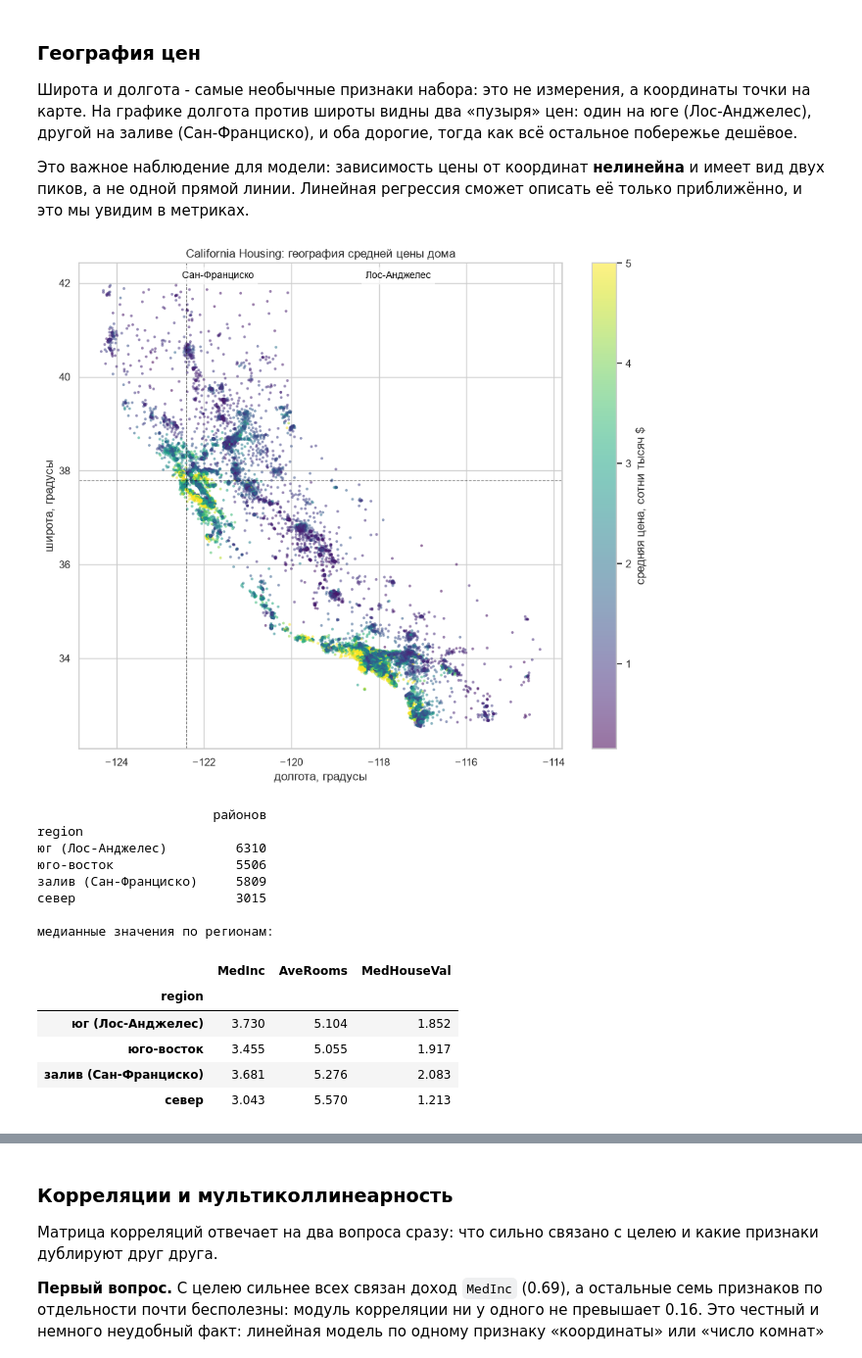
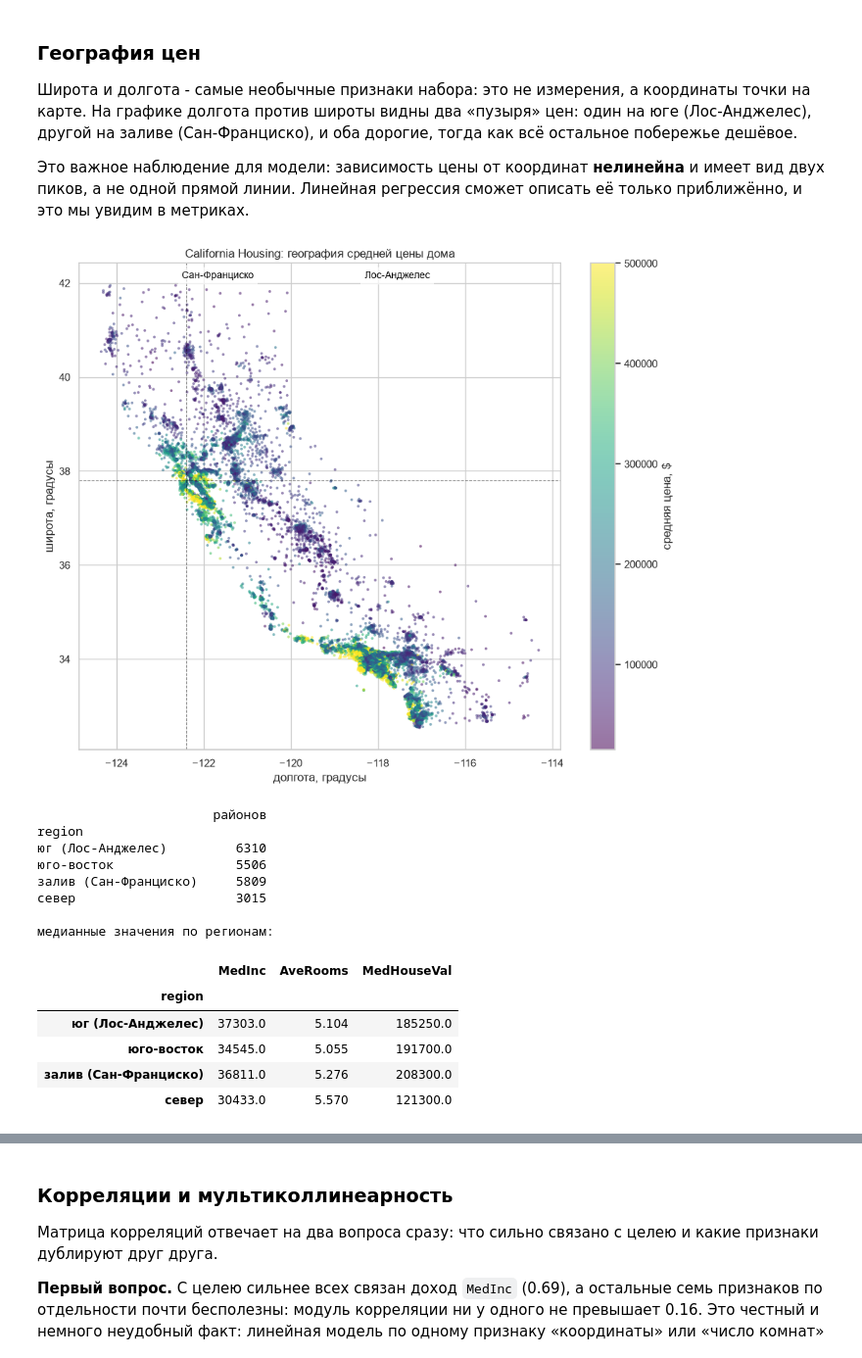
Before and after one commit to DmitPerson42/praktika-1, a Jupyter notebook: 1_Линейная_регрессия.ipynb, the cells around one changed output, grey strips where cells are left out. Shown at 98% size. Drawn from its saved outputs; the diff is of its cells as text; code cells hidden in the pictures.

```diff
--- a/1_Линейная_регрессия.ipynb
+++ b/1_Линейная_регрессия.ipynb
@@ -119,25 +124,27 @@ pd.set_option("display.width", 140)         # какая ширина экран
 # датасет
 housing = fetch_california_housing()
 
-# список призноков и целевого признака
+# список признаков и целевого признака
 FEATURE_COLUMNS = list(housing.feature_names)
 TARGET = "MedHouseVal"
 
-# создание полноценной таблицы и столбика с ЦелПри
+# создание полноценной таблицы и столбика с целевой переменной
 data = pd.DataFrame(housing.data, columns=FEATURE_COLUMNS)
 data[TARGET] = housing.target
 
+# ПЕРЕСЧЁТ В РЕАЛЬНЫЕ ДОЛЛАРЫ.
+# В исходном наборе sklearn доход задан в долларах в год, а цена -
+# в сотнях тысяч $. Для чтения результата это неудобно: «1.5» приходится
+# переводить в голове. Умножаем один раз здесь, чтобы дальше все числа были
+# в долларах, а не в «единицах масштаба».
+data["MedInc"] = data["MedInc"] * 10_000          # десятки тысяч $ -> $
+data[TARGET] = data[TARGET] * 100_000             # $ -> $
+
 print(f"объект: {type(housing).__name__}, признаков: {len(FEATURE_COLUMNS)}, строк: {len(data)}")
 print(f"имена признаков: {FEATURE_COLUMNS}")
+print(f"диапазон дохода:  от {data['MedInc'].min():>12,.0f} $ до {data['MedInc'].max():>12,.0f} $")
+print(f"диапазон цены:    от {data[TARGET].min():>12,.0f} $ до {data[TARGET].max():>12,.0f} $")
 
-# Печатаем абзац из документации набора: он объясняет, что именно означает
-# строка таблицы. Это проверяемый первоисточник, а не наше предположение.
-#description_lines = housing.DESCR.splitlines()
-#start = next(i for i, line in enumerate(description_lines) if "one row per census" in line)
-#print()
-
-
-#print("\n".join(line for line in description_lines[start:start + 4] if line.strip()))
 data.head()
 # %% [output]
 объект: Bunch, признаков: 8, строк: 20640
@@ -572,23 +582,23 @@ plt.show()
 # %%
 # Карта цен: по горизонтали долгота, по вертикали широта, цвет - средняя цена.
 # Так видно структуру, которую не видно ни в одной таблице.
 figure, axis = plt.subplots(figsize=(9.5, 8))
 scatter = axis.scatter(clean["Longitude"], clean["Latitude"], c=clean[TARGET],
                        s=8, cmap="viridis", alpha=0.55, edgecolor="none")
 axis.set_xlabel("долгота, градусы")
 axis.set_ylabel("широта, градусы")
 axis.set_title("California Housing: география средней цены дома")
 axis.axhline(37.8, color="black", linestyle="--", linewidth=0.8, alpha=0.5)
 axis.axvline(-122.4, color="black", linestyle="--", linewidth=0.8, alpha=0.5)
 axis.text(-122.5, 42.1, "Сан-Франциско", color="black", fontsize=10,
           bbox={"facecolor": "white", "alpha": 0.7, "edgecolor": "none"})
 axis.text(-118.3, 42.1, "Лос-Анджелес", color="black", fontsize=10,
           bbox={"facecolor": "white", "alpha": 0.7, "edgecolor": "none"})
-figure.colorbar(scatter, ax=axis, label="средняя цена, сотни тысяч $")
+figure.colorbar(scatter, ax=axis, label="средняя цена, $")
 figure.tight_layout()
 plt.show()
 # %% [output]
-[figure, old version]
+[figure, new version]
 # %%
 # Регионы .
 REGION_BOUNDS = [32.0, 34.0, 36.0, 38.0, 42.0]
@@ -613,10 +623,10 @@ region
 медианные значения по регионам:
 |  | MedInc | AveRooms | MedHouseVal |
 | region |  |  |  |
-| юг (Лос-Анджелес) | 3.730 | 5.104 | 1.852 |
-| юго-восток | 3.455 | 5.055 | 1.917 |
-| залив (Сан-Франциско) | 3.681 | 5.276 | 2.083 |
-| север | 3.043 | 5.570 | 1.213 |
+| юг (Лос-Анджелес) | 37303.0 | 5.104 | 185250.0 |
+| юго-восток | 34545.0 | 5.055 | 191700.0 |
+| залив (Сан-Франциско) | 36811.0 | 5.276 | 208300.0 |
+| север | 30433.0 | 5.570 | 121300.0 |
 # %%
 # Ящики с усами по регионам. Разные медианы и разный разброс ящика показывают,
 # что регион влияет и на уровень цены, и на её неопределённость.
```
Also changed, not shown: parts of 44 cells of this notebook, 5 other files.
